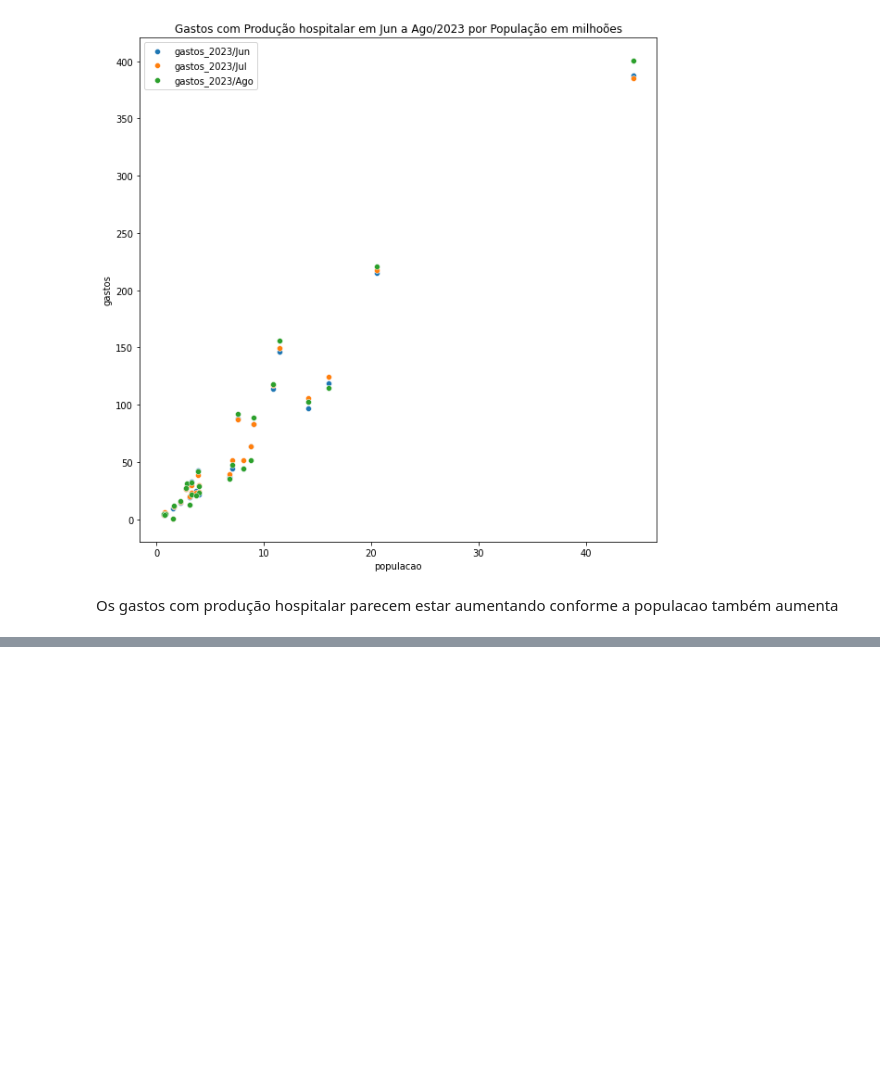
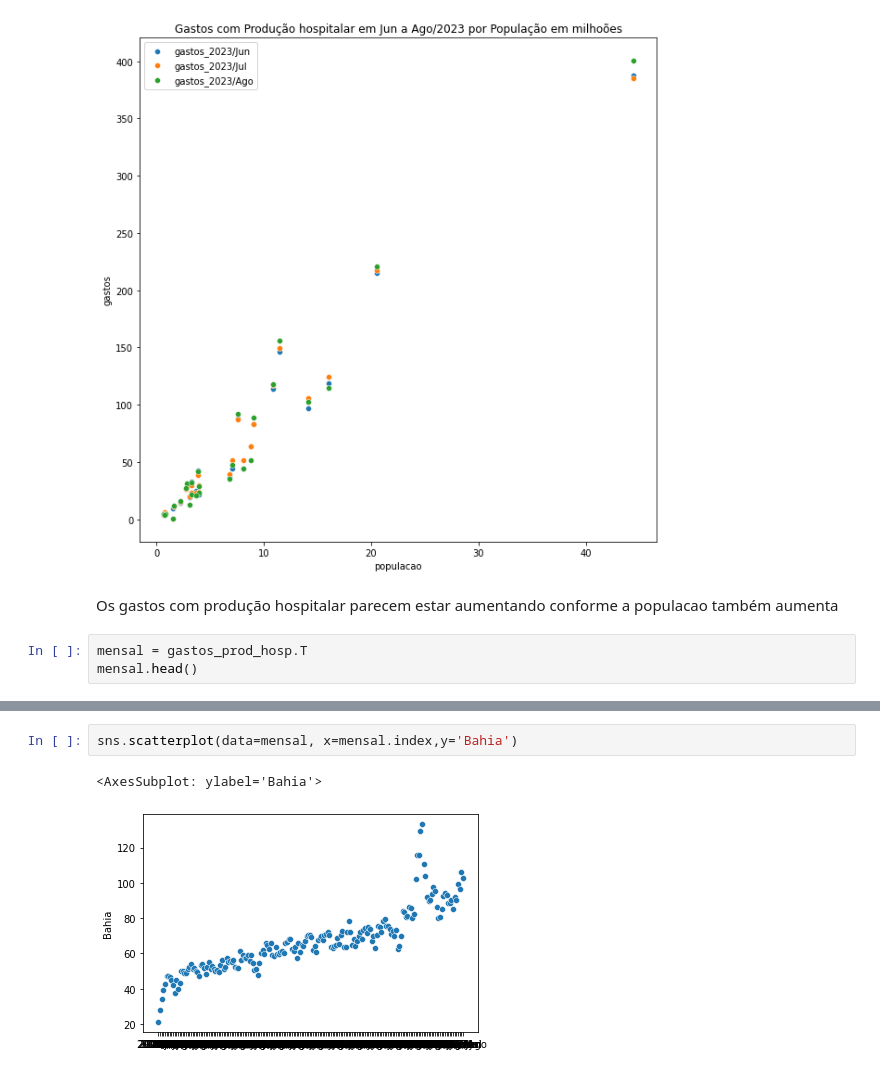
Before and after one commit to mvsampaio98/Data_Science, a Jupyter notebook: Estudos/FIAP/Fase1/2_Tratamento_Exploração_Visualização.ipynb, the cells around one changed output, grey strips where cells are left out. Drawn from its saved outputs; the diff is of its cells as text; blank space fills up the shorter version.

```diff
--- a/Estudos/FIAP/Fase1/2_Tratamento_Exploração_Visualização.ipynb
+++ b/Estudos/FIAP/Fase1/2_Tratamento_Exploração_Visualização.ipynb
@@ -267,3 +267,6 @@ plt.show()
 [figure]
 # %% [markdown]
 Os gastos com produção hospitalar parecem estar aumentando conforme a populacao também aumenta
+# %%
+mensal = gastos_prod_hosp.T
+mensal.head()
@@ -269,0 +281,5 @@ Os gastos com produção hospitalar parecem estar aumentando conforme a populaca
+# %%
+sns.scatterplot(data=mensal, x=mensal.index,y='Bahia')
+# %% [output]
+<AxesSubplot: ylabel='Bahia'>
+[figure, added]
```
Also changed, not shown: parts of 6 cells of this notebook.
